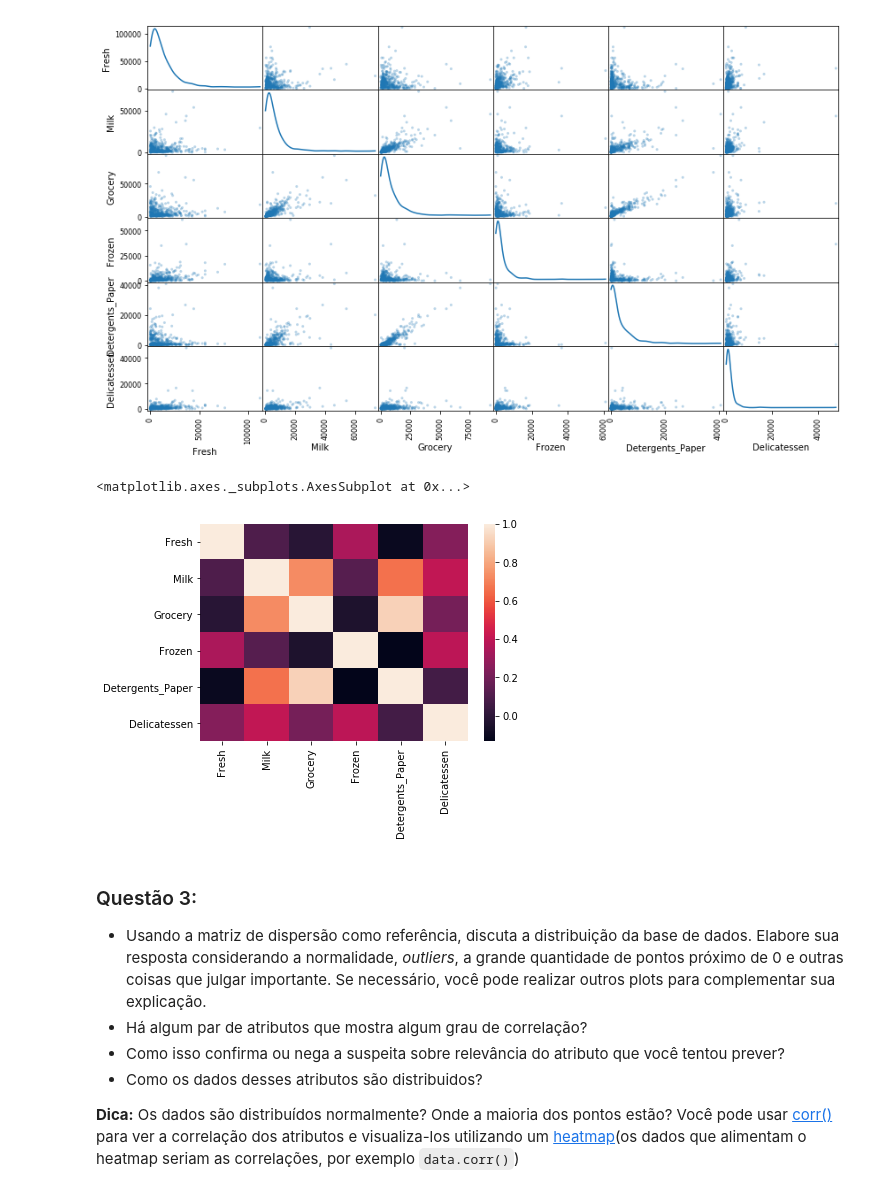
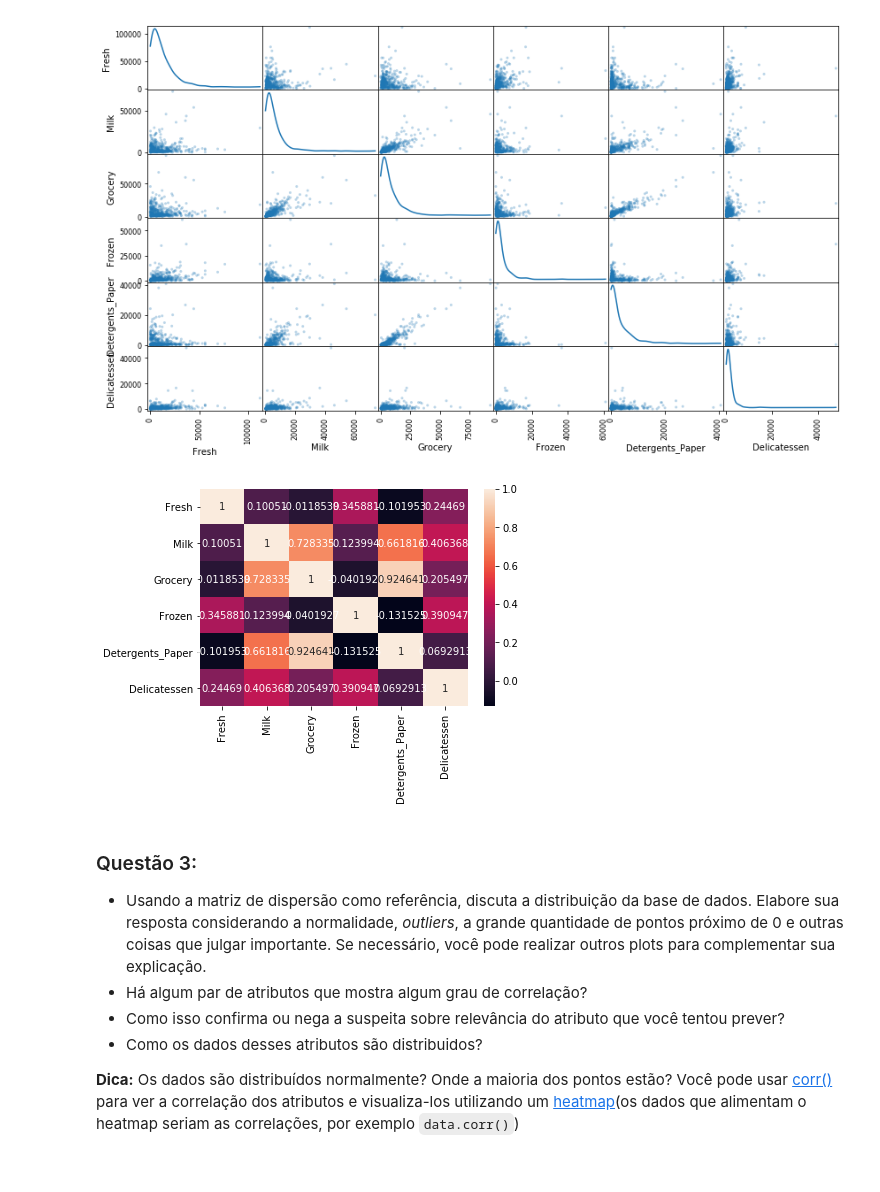
Before and after one commit to nailson-br/customer_segments, a Jupyter notebook: customer_segments_PT.ipynb, the cells around one changed output. Saved outputs shown, nothing was run; the diff lists cells and outputs as text; code cells hidden in the pictures.

```diff
--- a/customer_segments_PT.ipynb
+++ b/customer_segments_PT.ipynb
@@ -143,12 +143,15 @@ Para entender melhor o conjunto de dados, você pode construir uma matriz de dis
 pd.plotting.scatter_matrix(data, alpha = 0.3, figsize = (14,8), diagonal = 'kde');
 # %% [output]
 [figure]
-# %%
-import seaborn as sbn
-sbn.heatmap(data.corr())
-# %% [output]
-<matplotlib.axes._subplots.AxesSubplot at 0x...>
-[figure, removed]
+# %%
+## Nailson - plotando as correlaçõe
+import seaborn as sbn
+import matplotlib.pyplot as plt
+sbn.heatmap(data.corr(), annot=True, fmt='g')
+plt.style.use('fivethirtyeight')
+plt.show()
+# %% [output]
+[figure, added]
 # %% [markdown]
 ### Questão 3:
 
```
Also changed, not shown: parts of 24 cells of this notebook, 2 other files.
